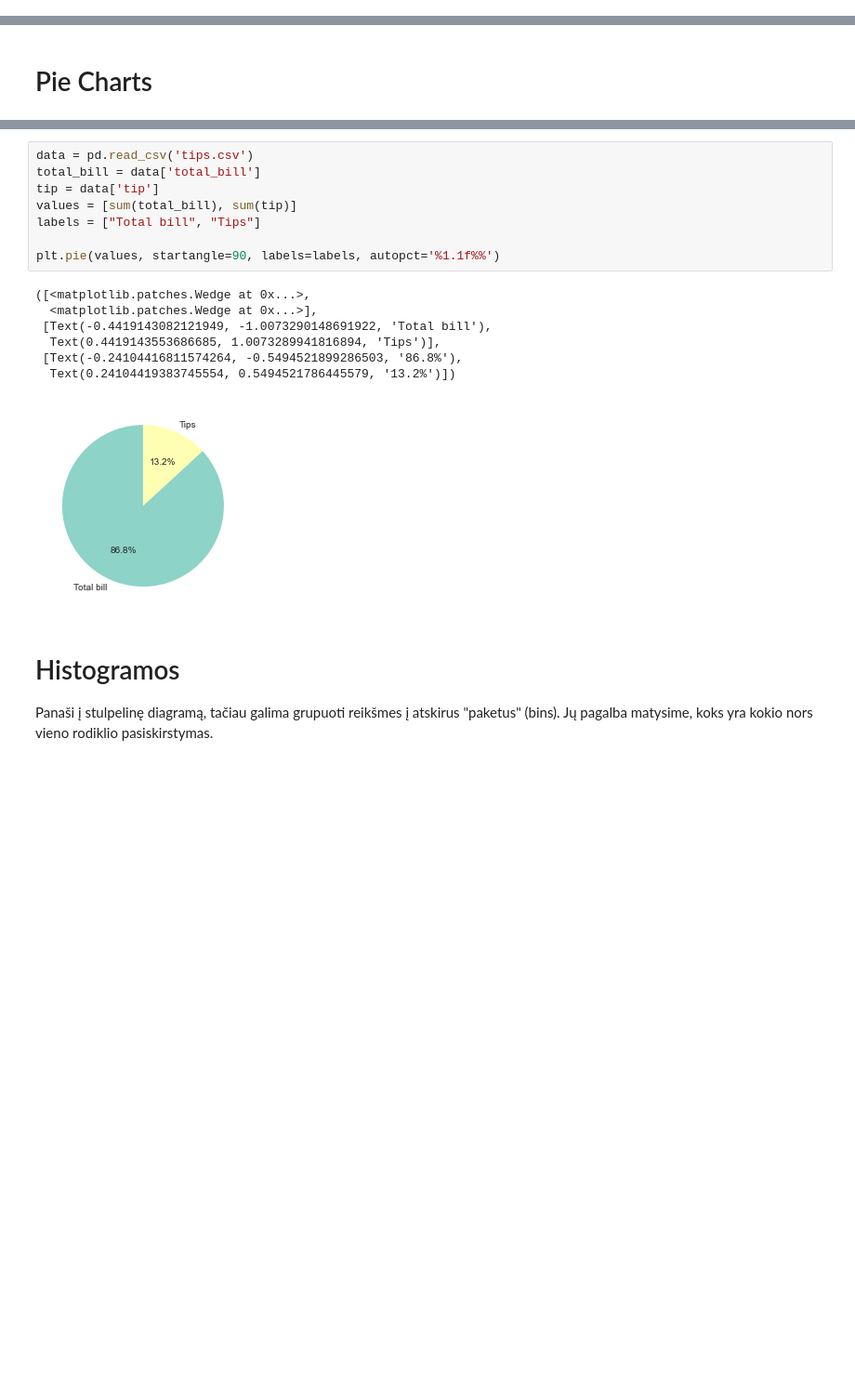
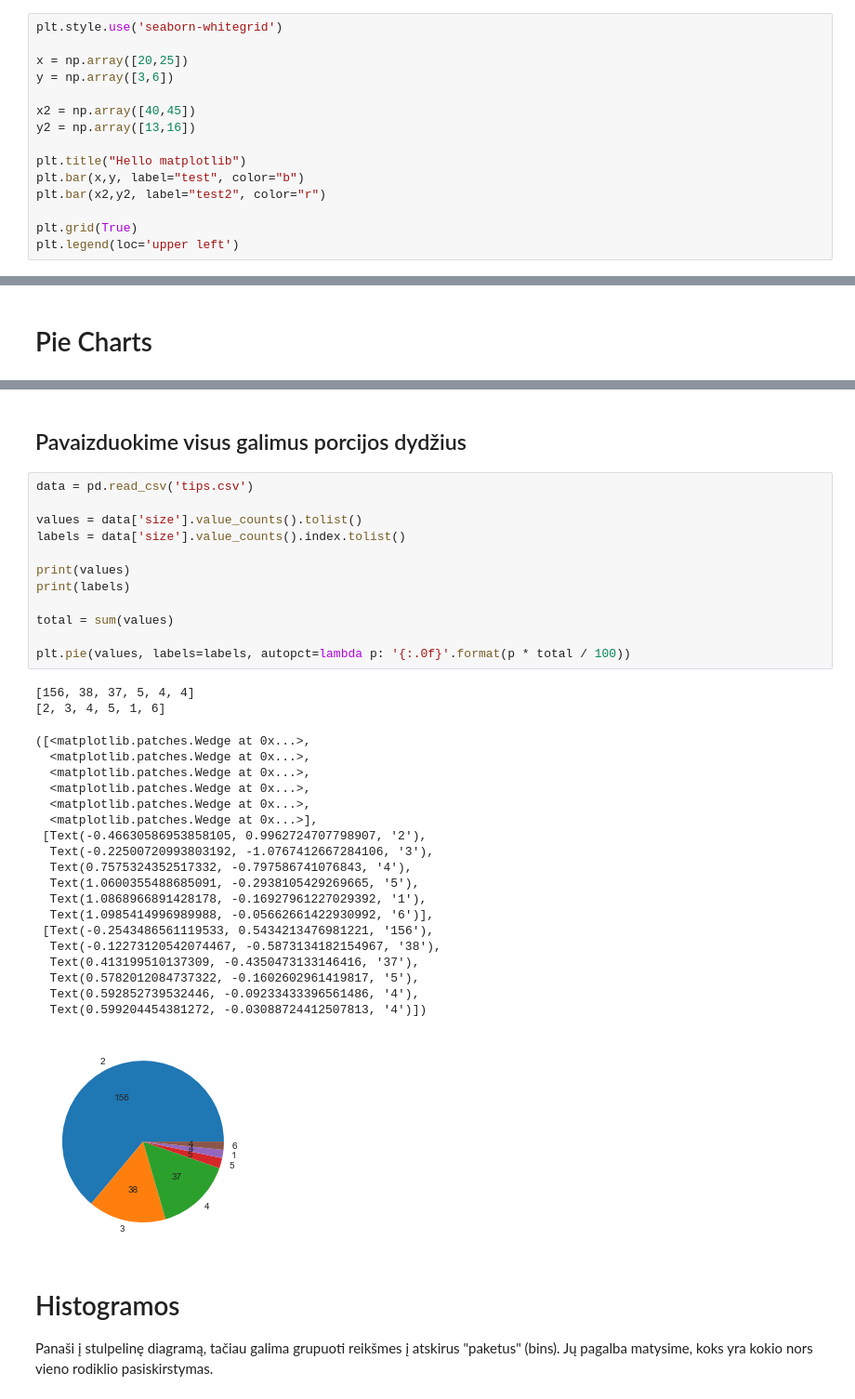
Before and after one commit to MantsSk/CA_Python, a Jupyter notebook: DataVisualisation/Matplotlib.ipynb, the cells around one changed output, grey strips where cells are left out. Shown at 93% size. Drawn from its saved outputs; the diff is of its cells as text; blank space fills up the shorter version.

```diff
--- a/DataVisualisation/Matplotlib.ipynb
+++ b/DataVisualisation/Matplotlib.ipynb
@@ -190,0 +176,15 @@ plt.legend(loc='upper left')
+# %%
+plt.style.use('seaborn-whitegrid')
+
+x = np.array([20,25])
+y = np.array([3,6])
+
+x2 = np.array([40,45])
+y2 = np.array([13,16])
+
+plt.title("Hello matplotlib")
+plt.bar(x,y, label="test", color="b")
+plt.bar(x2,y2, label="test2", color="r")
+
+plt.grid(True)
+plt.legend(loc='upper left')
@@ -369,19 +356,39 @@ plt.pie(values, startangle=90, labels=labels, autopct='%1.1f%%')
+# %% [markdown]
+## Pavaizduokime visus galimus porcijos dydžius
 # %%
 data = pd.read_csv('tips.csv')
-total_bill = data['total_bill']
-tip = data['tip']
-values = [sum(total_bill), sum(tip)]
-labels = ["Total bill", "Tips"]
 
-plt.pie(values, startangle=90, labels=labels, autopct='%1.1f%%')
+values = data['size'].value_counts().tolist()
+labels = data['size'].value_counts().index.tolist()
+
+print(values)
+print(labels)
+
+total = sum(values)
+
+plt.pie(values, labels=labels, autopct=lambda p: '{:.0f}'.format(p * total / 100))
 # %% [output]
-([<matplotlib.patches.Wedge at 0x...>,
-  <matplotlib.patches.Wedge at 0x...>],
- [Text(-0.4419143082121949, -1.0073290148691922, 'Total bill'),
-  Text(0.4419143553686685, 1.0073289941816894, 'Tips')],
- [Text(-0.24104416811574264, -0.5494521899286503, '86.8%'),
-  Text(0.24104419383745554, 0.5494521786445579, '13.2%')])
+[156, 38, 37, 5, 4, 4]
+[2, 3, 4, 5, 1, 6]
+([<matplotlib.patches.Wedge at 0x...>,
+  <matplotlib.patches.Wedge at 0x...>,
+  <matplotlib.patches.Wedge at 0x...>,
+  <matplotlib.patches.Wedge at 0x...>,
+  <matplotlib.patches.Wedge at 0x...>,
+  <matplotlib.patches.Wedge at 0x...>],
+ [Text(-0.46630586953858105, 0.9962724707798907, '2'),
+  Text(-0.22500720993803192, -1.0767412667284106, '3'),
+  Text(0.7575324352517332, -0.797586741076843, '4'),
+  Text(1.0600355488685091, -0.2938105429269665, '5'),
+  Text(1.0868966891428178, -0.16927961227029392, '1'),
+  Text(1.0985414996989988, -0.05662661422930992, '6')],
+ [Text(-0.2543486561119533, 0.5434213476981221, '156'),
+  Text(-0.12273120542074467, -0.5873134182154967, '38'),
+  Text(0.413199510137309, -0.4350473133146416, '37'),
+  Text(0.5782012084737322, -0.1602602961419817, '5'),
+  Text(0.592852739532446, -0.09233433396561486, '4'),
+  Text(0.599204454381272, -0.03088724412507813, '4')])
-[figure, old version]
+[figure, new version]
 # %% [markdown]
 # Histogramos
 
```
Also changed, not shown: parts of 13 cells of this notebook, 4 other files.
